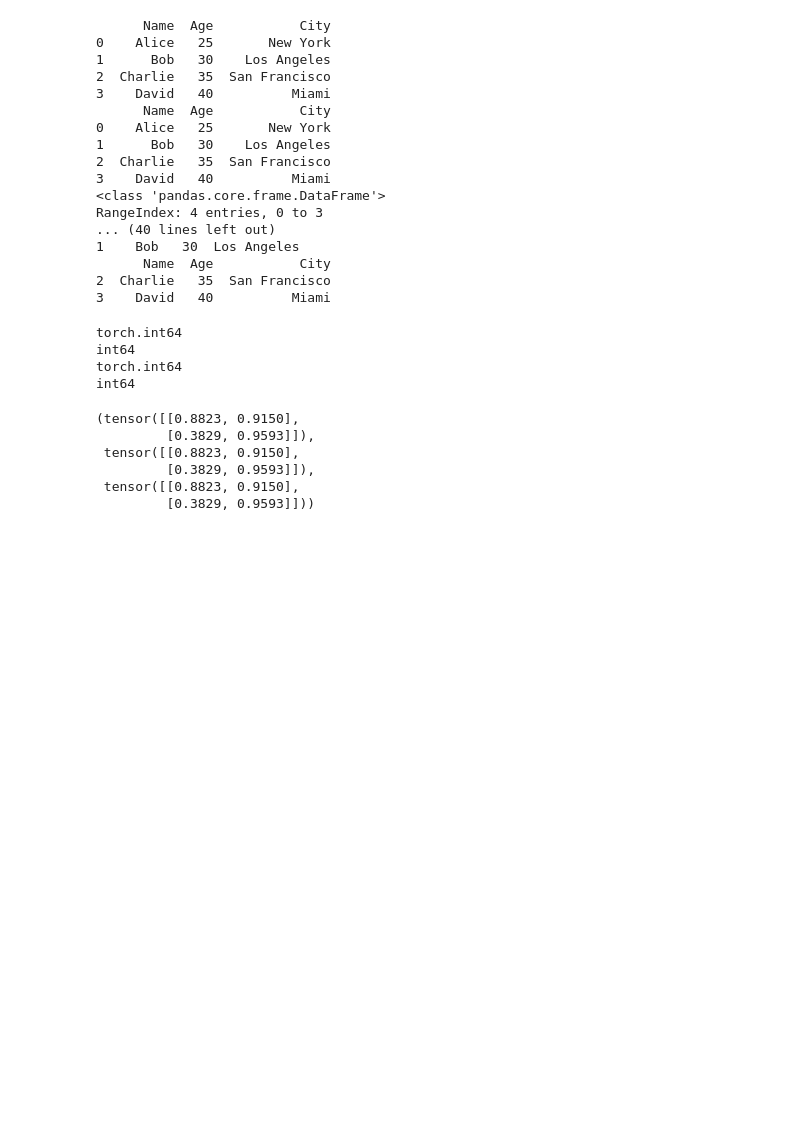
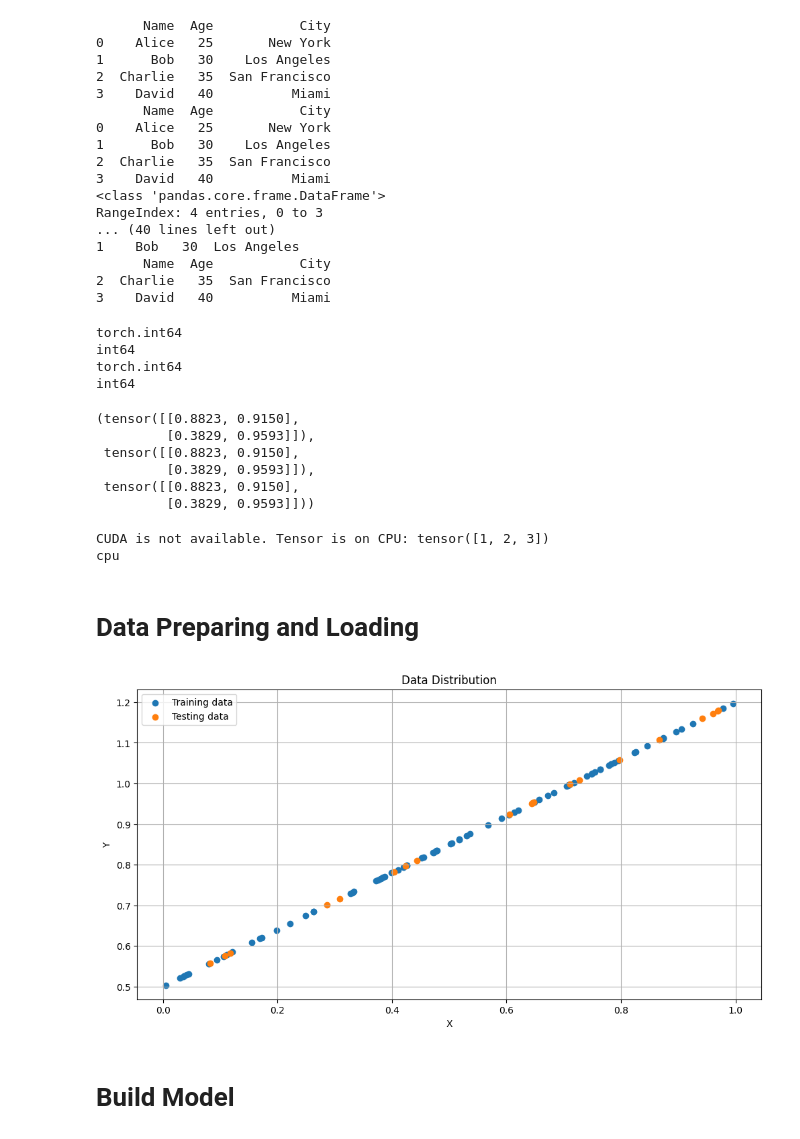
Before and after one commit to Shams-Simanto/PyTut, a Jupyter notebook: practice.ipynb, the cells around one changed output. Drawn from its saved outputs; the diff is of its cells as text; code cells hidden in the pictures; blank space fills up the shorter version.

```diff
--- a/practice.ipynb
+++ b/practice.ipynb
@@ -375,3 +367,18 @@ a,b,c
          [0.3829, 0.9593]]),
  tensor([[0.8823, 0.9150],
          [0.3829, 0.9593]]))
+# %%
+import torch
+
+# Check if CUDA is available
+t=torch.tensor([1,2,3])
+if torch.cuda.is_available():
+	t = t.to('cuda')
+	print("Tensor is on GPU:", t)
+else:
+	print("CUDA is not available. Tensor is on CPU:", t)
+
+print(t.device) #device of tensor
+# %% [output]
+CUDA is not available. Tensor is on CPU: tensor([1, 2, 3])
+cpu
@@ -377,0 +395,48 @@ a,b,c
+# %% [markdown]
+<h1> Data Preparing and Loading</h1>
+# %%
+import torch
+import torch.nn as nn # nn contains all the building blocks to create a neural network
+import matplotlib.pyplot as plt
+import numpy as np
+
+# Create numerical encoding
+# Find patterns in the data
+
+# Create a dataset
+X = torch.rand(1, 100)
+weight=0.7
+bias=0.5
+
+Y= weight*X + bias
+
+# Split the dataset (trainig set **, validation set, test set **)
+
+# 80% of the data for training
+
+train_x = X[:, :80] #80% of the data
+train_y = Y[:, :80] #80% of the data
+
+# 20% of the data for testing
+
+test_x = X[:, 80:] #20% of the data
+test_y = Y[:, 80:] #20% of the data
+
+len(train_x[0]), len(test_x[0])
+
+def plot_graph(train_x, train_y, test_x, test_y, title='None'):
+    plt.figure(figsize=(12, 6))
+    plt.scatter(train_x[0], train_y[0], label='Training data')
+    plt.scatter(test_x[0], test_y[0], label='Testing data')
+    plt.title(title)
+    plt.xlabel('X')
+    plt.ylabel('Y')
+    plt.legend()
+    plt.grid()
+    plt.show()
+
+plot_graph(train_x, train_y, test_x, test_y, title='Data Distribution')
+# %% [output]
+[figure, added]
+# %% [markdown]
+<h1> Build Model </h1>
```
Also changed, not shown: parts of 3 cells of this notebook.
